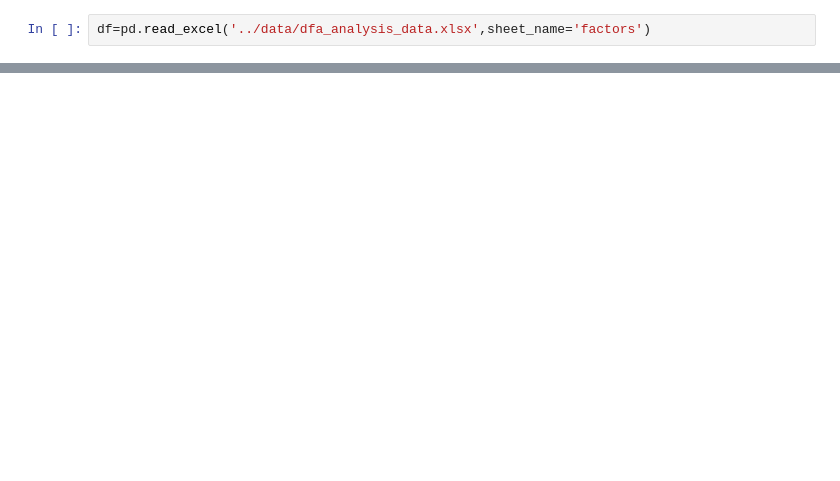
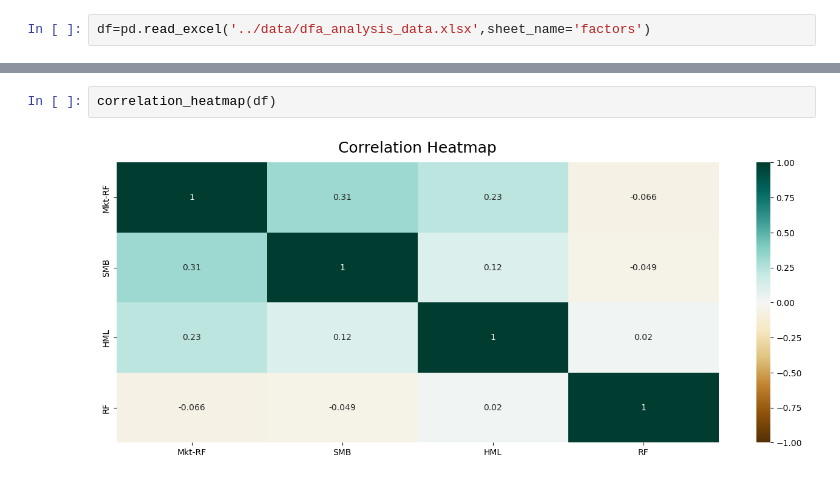
Before and after one commit to dfnoriega/finm-portfolio-2023, a Jupyter notebook: homework/HW4.ipynb, the cells around one changed output, grey strips where cells are left out. Drawn from its saved outputs; the diff is of its cells as text; blank space fills up the shorter version.

```diff
--- a/homework/HW4.ipynb
+++ b/homework/HW4.ipynb
@@ -21,0 +63,4 @@ df
+# %%
+correlation_heatmap(df)
+# %% [output]
+[figure, added]
```
Also changed, not shown: parts of 28 cells of this notebook, 2 other files.
